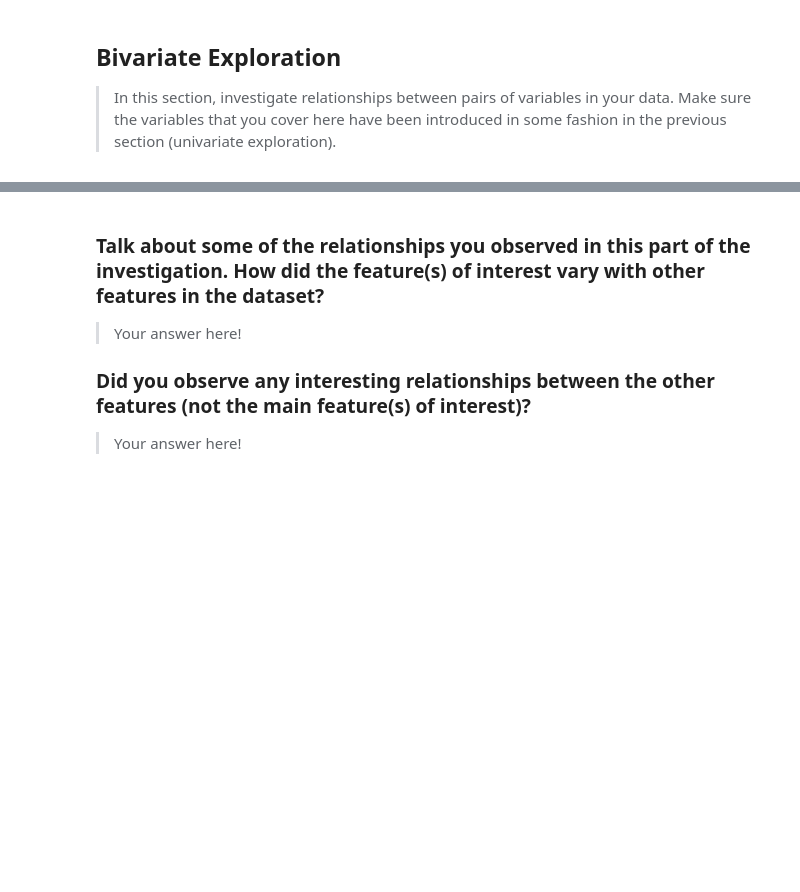
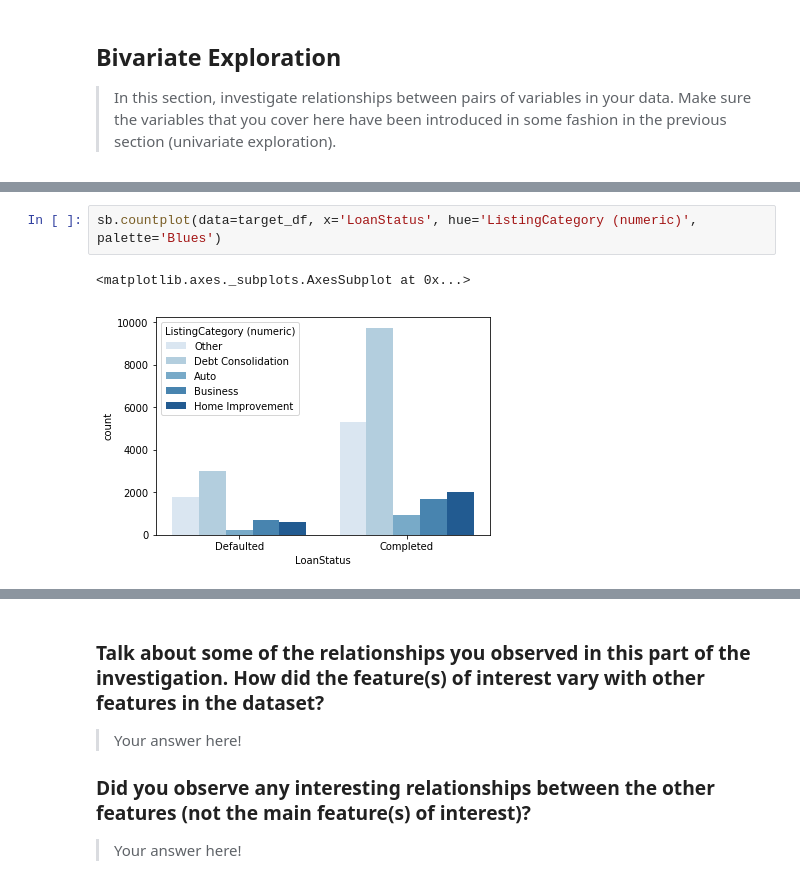
Before and after one commit to Askanio234/Communicate-Data-Findings, a Jupyter notebook: exploration.ipynb, the cells around one changed output, grey strips where cells are left out. Cells and saved outputs as stored; diff of their text form; blank space fills up the shorter version.

```diff
--- a/exploration.ipynb
+++ b/exploration.ipynb
@@ -310,0 +425,5 @@ fashion in the previous section (univariate exploration).
+# %%
+sb.countplot(data=target_df, x='LoanStatus', hue='ListingCategory (numeric)', palette='Blues')
+# %% [output]
+<matplotlib.axes._subplots.AxesSubplot at 0x...>
+[figure, added]
```
Also changed, not shown: parts of 31 cells of this notebook.
